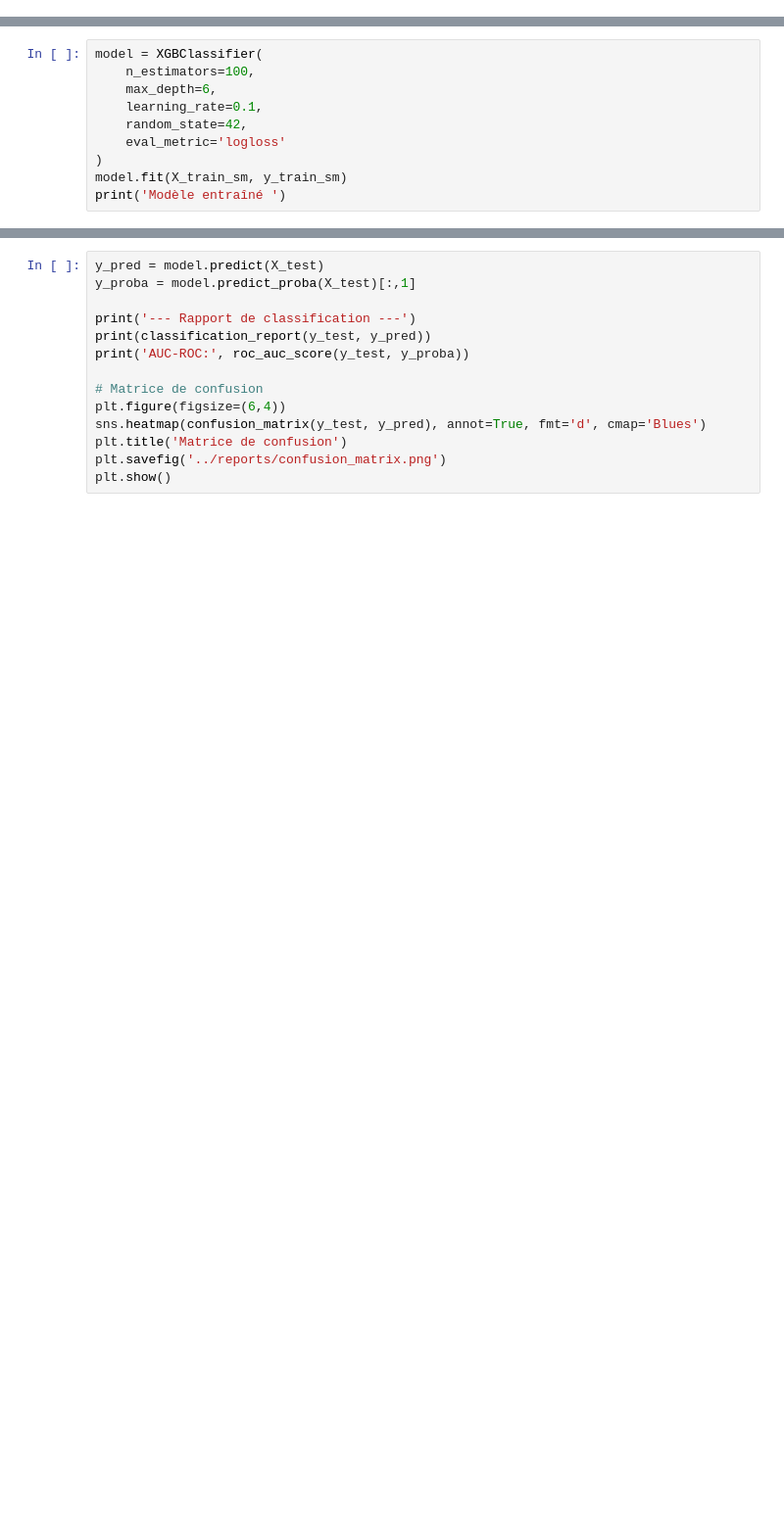
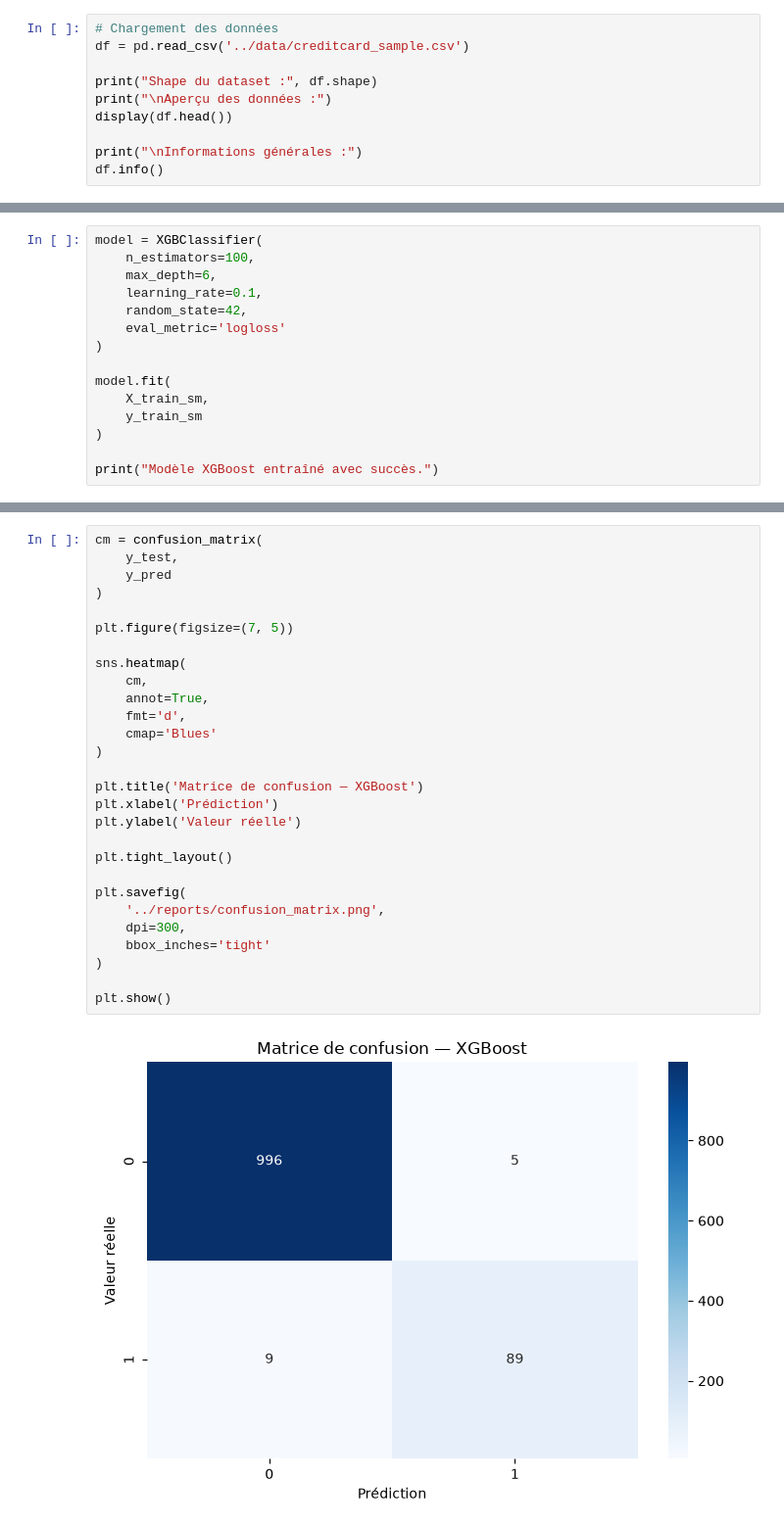
Before and after one commit to jnguizo/ai-banking-risk-assistant, a Jupyter notebook: notebooks/02_ML_model.ipynb, the cells around one changed output, grey strips where cells are left out. Shown at 98% size. Cells and saved outputs as stored; diff of their text form; blank space fills up the shorter version.

```diff
--- a/notebooks/02_ML_model.ipynb
+++ b/notebooks/02_ML_model.ipynb
@@ -33,0 +22,10 @@ print(y.value_counts())
+# %%
+# Chargement des données
+df = pd.read_csv('../data/creditcard_sample.csv')
+
+print("Shape du dataset :", df.shape)
+print("\nAperçu des données :")
+display(df.head())
+
+print("\nInformations générales :")
+df.info()
@@ -49,5 +207,10 @@ model = XGBClassifier(
     random_state=42,
     eval_metric='logloss'
 )
-model.fit(X_train_sm, y_train_sm)
-print('Modèle entraîné ')
+
+model.fit(
+    X_train_sm,
+    y_train_sm
+)
+
+print("Modèle XGBoost entraîné avec succès.")
@@ -56,14 +330,30 @@ print('Modèle entraîné ')
 # %%
-y_pred = model.predict(X_test)
-y_proba = model.predict_proba(X_test)[:,1]
+cm = confusion_matrix(
+    y_test,
+    y_pred
+)
 
-print('--- Rapport de classification ---')
-print(classification_report(y_test, y_pred))
-print('AUC-ROC:', roc_auc_score(y_test, y_proba))
+plt.figure(figsize=(7, 5))
 
-# Matrice de confusion
-plt.figure(figsize=(6,4))
-sns.heatmap(confusion_matrix(y_test, y_pred), annot=True, fmt='d', cmap='Blues')
-plt.title('Matrice de confusion')
-plt.savefig('../reports/confusion_matrix.png')
+sns.heatmap(
+    cm,
+    annot=True,
+    fmt='d',
+    cmap='Blues'
+)
+
+plt.title('Matrice de confusion — XGBoost')
+plt.xlabel('Prédiction')
+plt.ylabel('Valeur réelle')
+
+plt.tight_layout()
+
+plt.savefig(
+    '../reports/confusion_matrix.png',
+    dpi=300,
+    bbox_inches='tight'
+)
+
 plt.show()
+# %% [output]
+[figure, added]
```
Also changed, not shown: parts of 27 cells of this notebook, 11 other files.
